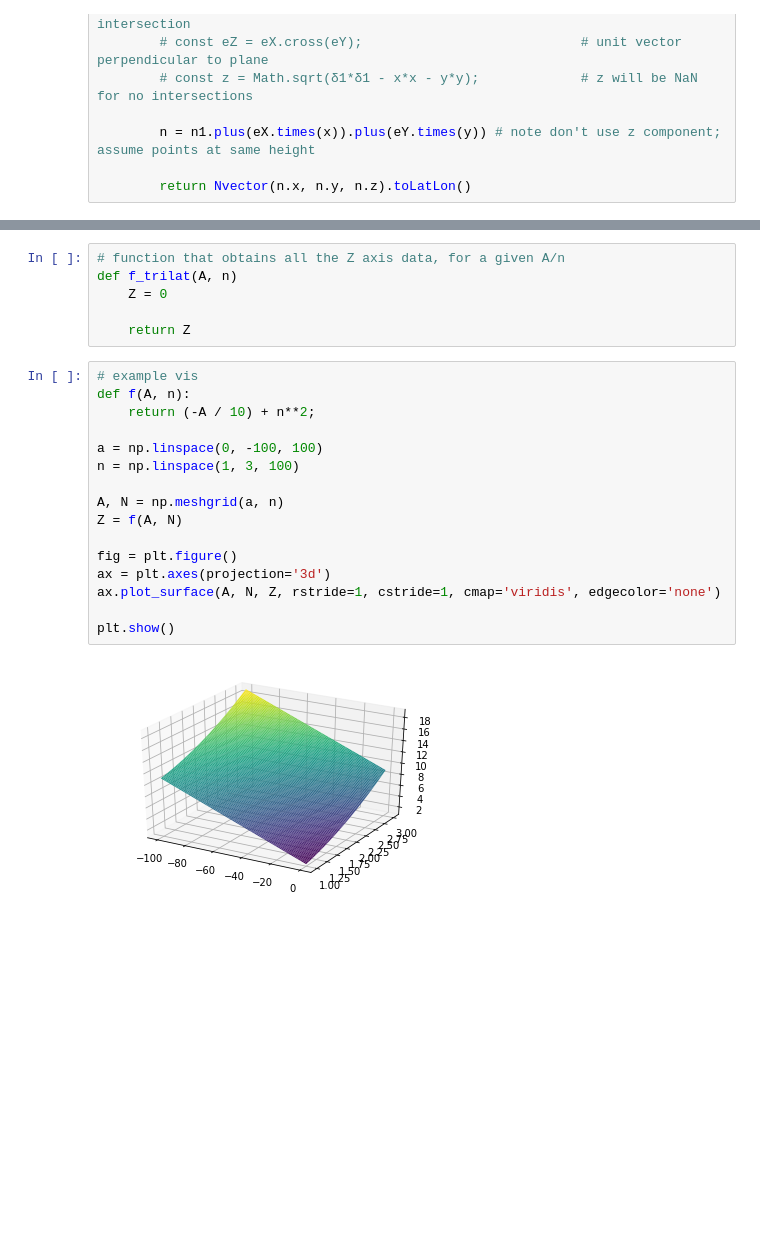
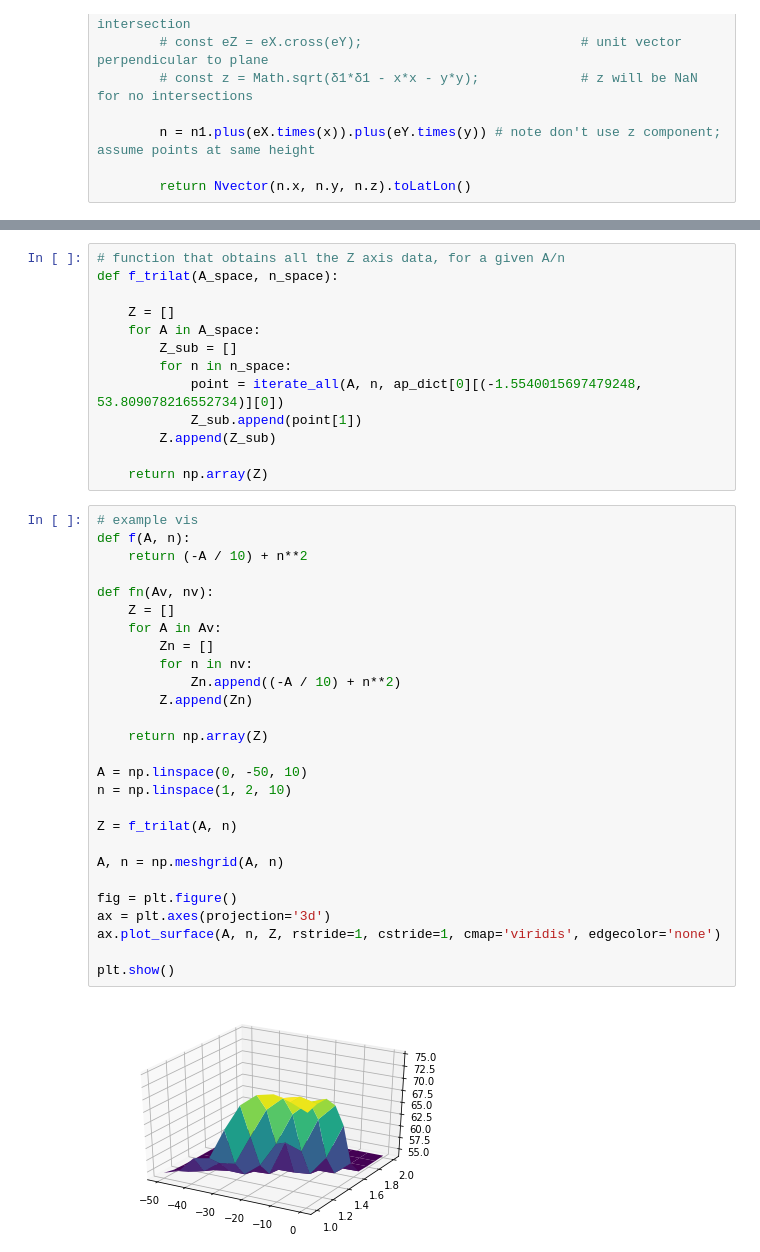
Before and after one commit to kevan50813/mapping-project, a Jupyter notebook: app/data/heurstic_training.ipynb, the cells around one changed output, grey strips where cells are left out. Cells and saved outputs as stored; diff of their text form; blank space fills up the shorter version.

Commit message:
We're actually plotting now! Fixed meshgrid bug. Now to work out error (and maybe move this to a py file. jupyter is slow

```diff
--- a/app/data/heurstic_training.ipynb
+++ b/app/data/heurstic_training.ipynb
@@ -269,24 +277,42 @@ iterate_all(-50, 3, ap_dict[0][(-1.5540015697479248, 53.809078216552734)][0])
 # %%
 # function that obtains all the Z axis data, for a given A/n
-def f_trilat(A, n)
-    Z = 0
+def f_trilat(A_space, n_space):
 
-    return Z
+    Z = []
+    for A in A_space:
+        Z_sub = []
+        for n in n_space:
+            point = iterate_all(A, n, ap_dict[0][(-1.5540015697479248, 53.809078216552734)][0])
+            Z_sub.append(point[1])
+        Z.append(Z_sub)
+
+    return np.array(Z)
 # %%
 # example vis
 def f(A, n):
-    return (-A / 10) + n**2;
+    return (-A / 10) + n**2
 
-a = np.linspace(0, -100, 100)
-n = np.linspace(1, 3, 100)
+def fn(Av, nv):
+    Z = []
+    for A in Av:
+        Zn = []
+        for n in nv:
+            Zn.append((-A / 10) + n**2)
+        Z.append(Zn)
 
-A, N = np.meshgrid(a, n)
-Z = f(A, N)
+    return np.array(Z)
+
+A = np.linspace(0, -50, 10)
+n = np.linspace(1, 2, 10)
+
+Z = f_trilat(A, n)
+
+A, n = np.meshgrid(A, n)
 
 fig = plt.figure()
 ax = plt.axes(projection='3d')
-ax.plot_surface(A, N, Z, rstride=1, cstride=1, cmap='viridis', edgecolor='none')
+ax.plot_surface(A, n, Z, rstride=1, cstride=1, cmap='viridis', edgecolor='none')
 
 plt.show()
 # %% [output]
-[figure, old version]
+[figure, new version]
```
Also changed, not shown: parts of 2 cells of this notebook.
